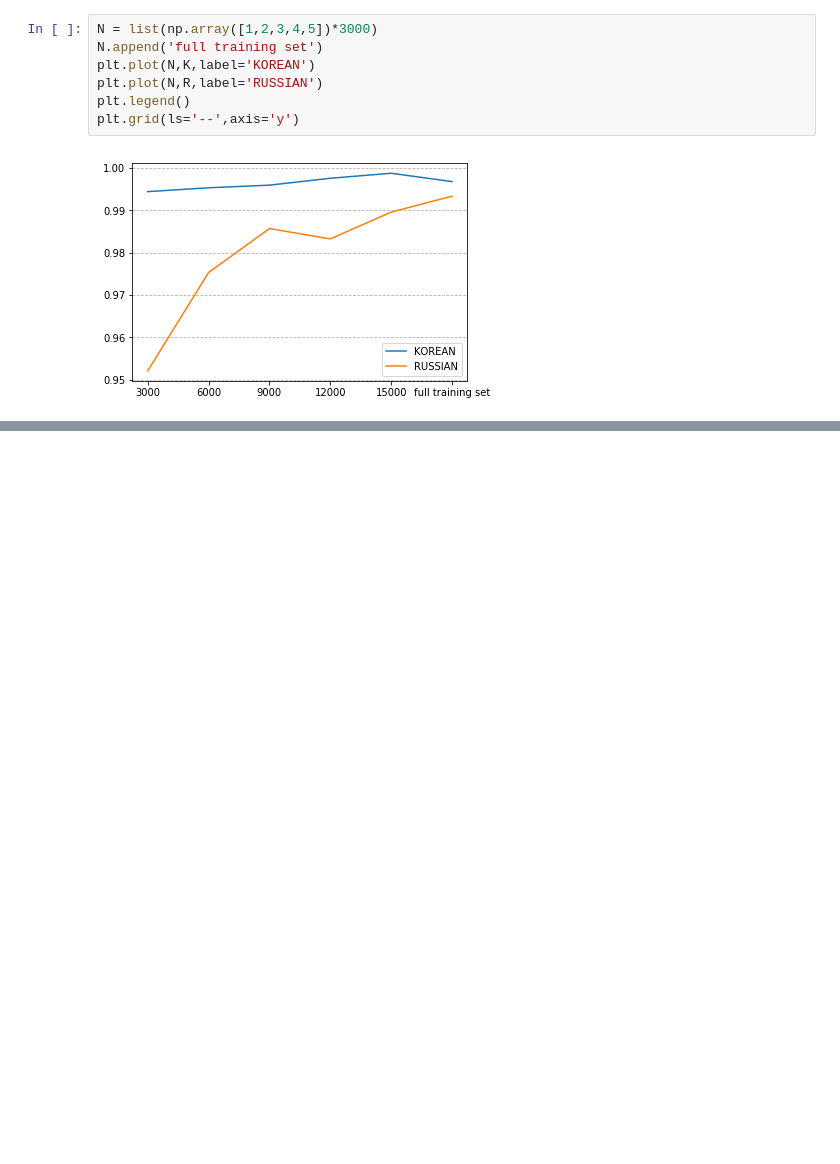
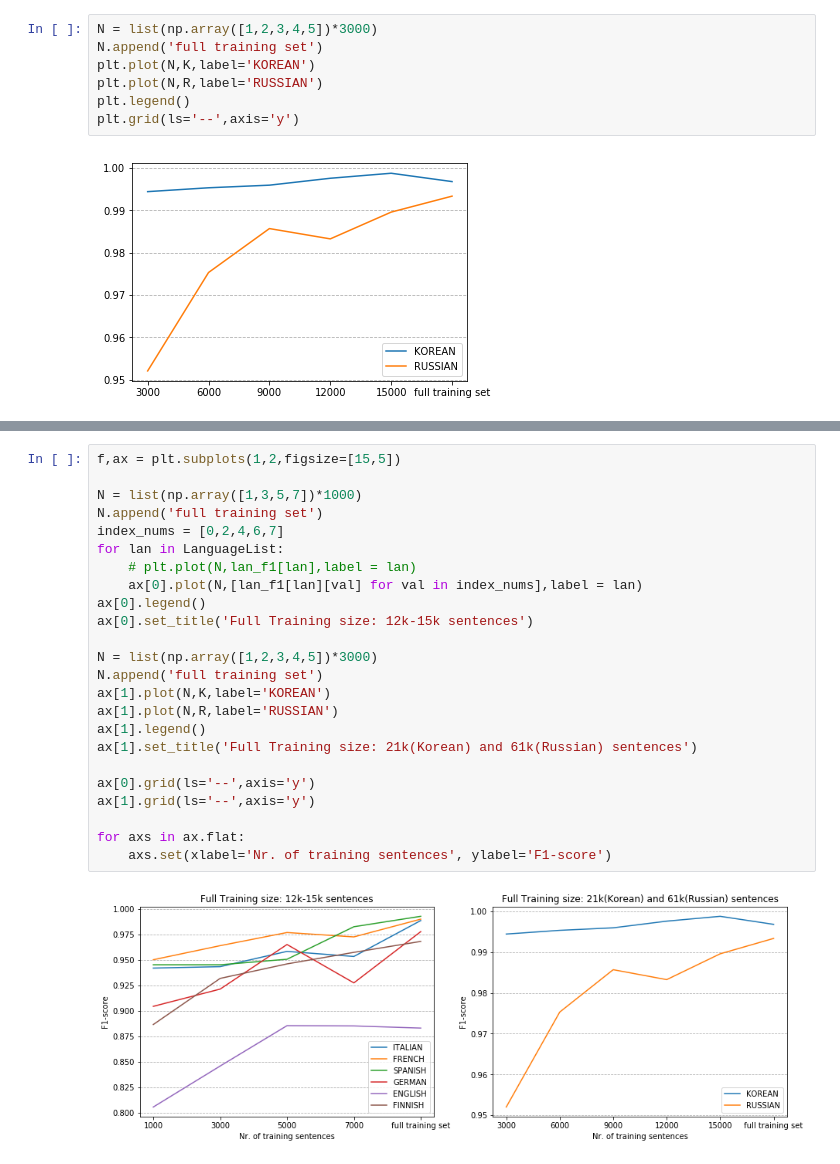
Before and after one commit to wuqi0704/MasterThesis_Tokenization, a Jupyter notebook: flair/plots.ipynb, the cells around one changed output, grey strips where cells are left out. Saved outputs shown, nothing was run; the diff lists cells and outputs as text; blank space fills up the shorter version.

```diff
--- a/flair/plots.ipynb
+++ b/flair/plots.ipynb
@@ -430,0 +481,26 @@ plt.grid(ls='--',axis='y')
+# %%
+f,ax = plt.subplots(1,2,figsize=[15,5])
+
+N = list(np.array([1,3,5,7])*1000)
+N.append('full training set')
+index_nums = [0,2,4,6,7]
+for lan in LanguageList:
+    # plt.plot(N,lan_f1[lan],label = lan)
+    ax[0].plot(N,[lan_f1[lan][val] for val in index_nums],label = lan)
+ax[0].legend()
+ax[0].set_title('Full Training size: 12k-15k sentences')
+
+N = list(np.array([1,2,3,4,5])*3000)
+N.append('full training set')
+ax[1].plot(N,K,label='KOREAN')
+ax[1].plot(N,R,label='RUSSIAN')
+ax[1].legend()
+ax[1].set_title('Full Training size: 21k(Korean) and 61k(Russian) sentences')
+
+ax[0].grid(ls='--',axis='y')
+ax[1].grid(ls='--',axis='y')
+
+for axs in ax.flat:
+    axs.set(xlabel='Nr. of training sentences', ylabel='F1-score')
+# %% [output]
+[figure, added]
```
Also changed, not shown: parts of 6 cells of this notebook, 3 other files.
